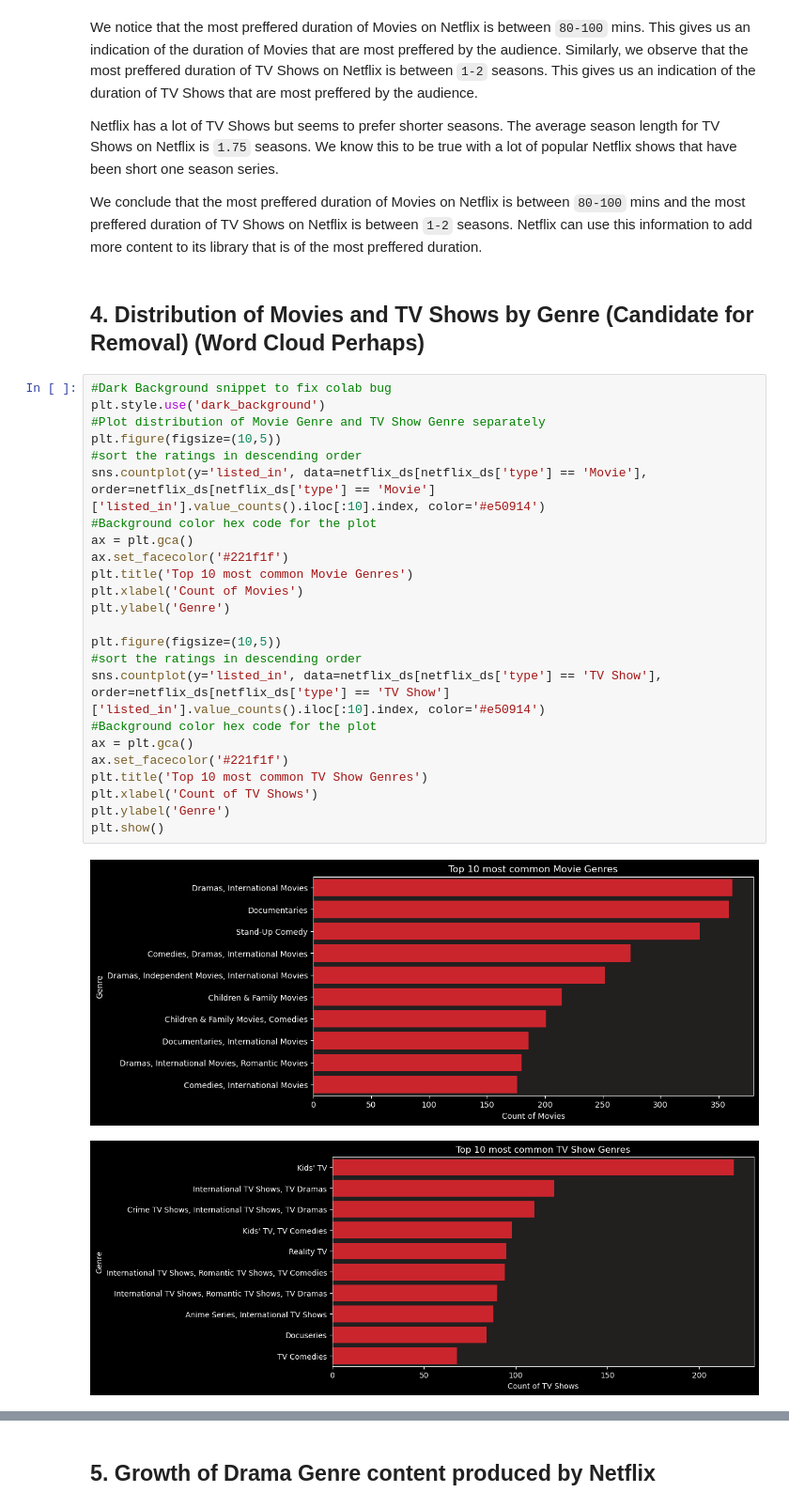
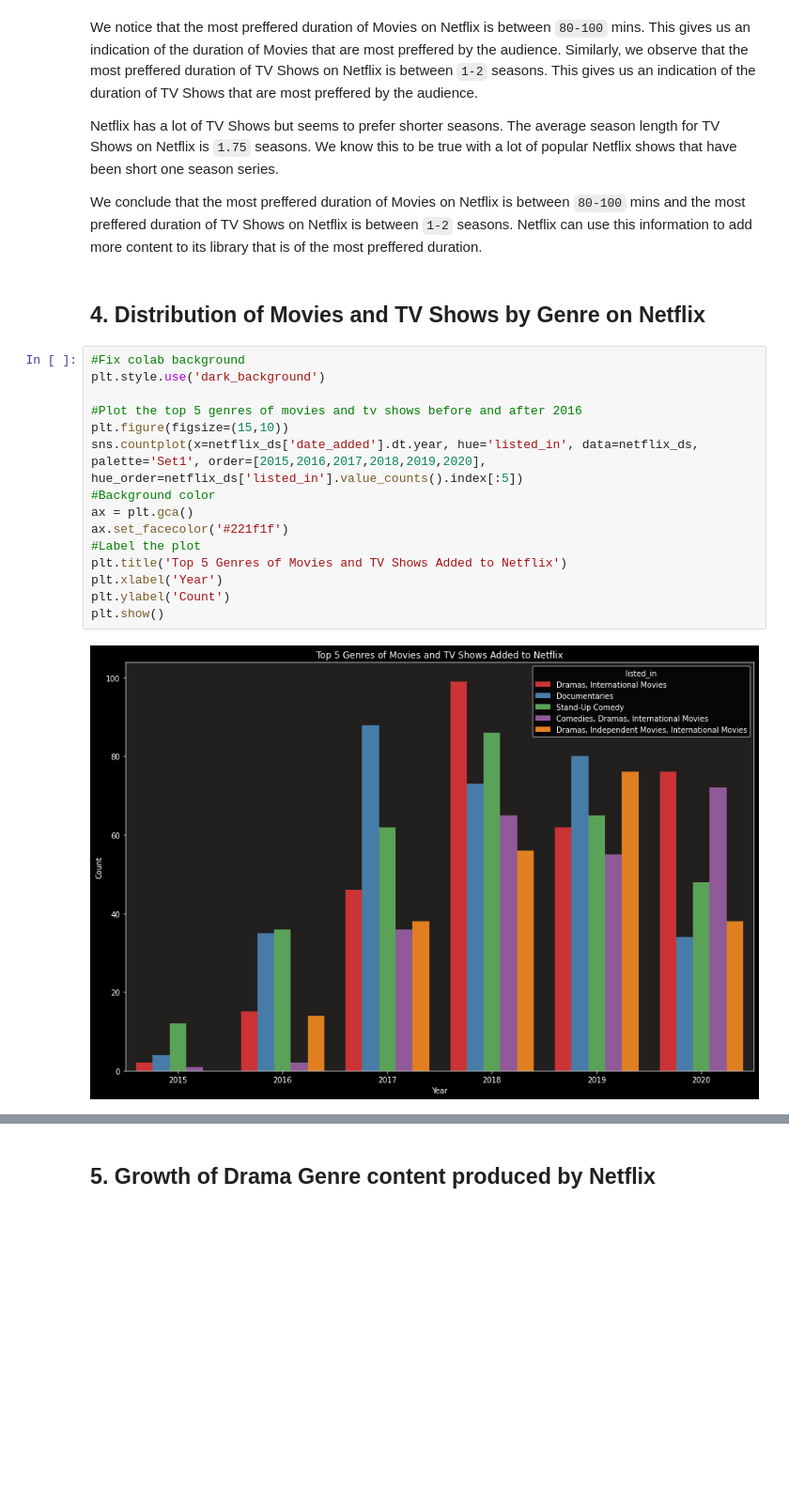
Before and after one commit to bhagirathbhard/Analysis-Netflix-Content-Library, a Jupyter notebook: A7-Netflix-Content-Analysis.ipynb, the cells around one changed output, grey strips where cells are left out. Shown at 94% size. Saved outputs shown, nothing was run; the diff lists cells and outputs as text; blank space fills up the shorter version.

```diff
--- a/A7-Netflix-Content-Analysis.ipynb
+++ b/A7-Netflix-Content-Analysis.ipynb
@@ -669,32 +667,22 @@ Netflix has a lot of TV Shows but seems to prefer shorter seasons. The average s
 
 We conclude that the most preffered duration of Movies on Netflix is between `80-100` mins and the most preffered duration of TV Shows on Netflix is between `1-2` seasons. Netflix can use this information to add more content to its library that is of the most preffered duration.
 # %% [markdown]
-## 4. Distribution of Movies and TV Shows by Genre (Candidate for Removal) (Word Cloud Perhaps)
+## 4. Distribution of Movies and TV Shows by Genre on Netflix
-# %%
-#Dark Background snippet to fix colab bug
-plt.style.use('dark_background')
-#Plot distribution of Movie Genre and TV Show Genre separately
-plt.figure(figsize=(10,5))
-#sort the ratings in descending order
-sns.countplot(y='listed_in', data=netflix_ds[netflix_ds['type'] == 'Movie'], order=netflix_ds[netflix_ds['type'] == 'Movie']['listed_in'].value_counts().iloc[:10].index, color='#e50914')
-#Background color hex code for the plot
-ax = plt.gca()
-ax.set_facecolor('#221f1f')
-plt.title('Top 10 most common Movie Genres')
-plt.xlabel('Count of Movies')
-plt.ylabel('Genre')
-
-plt.figure(figsize=(10,5))
-#sort the ratings in descending order
-sns.countplot(y='listed_in', data=netflix_ds[netflix_ds['type'] == 'TV Show'], order=netflix_ds[netflix_ds['type'] == 'TV Show']['listed_in'].value_counts().iloc[:10].index, color='#e50914')
-#Background color hex code for the plot
-ax = plt.gca()
-ax.set_facecolor('#221f1f')
-plt.title('Top 10 most common TV Show Genres')
-plt.xlabel('Count of TV Shows')
-plt.ylabel('Genre')
-plt.show()
-# %% [output]
-[figure, removed]
-[figure, removed]
+# %%
+#Fix colab background
+plt.style.use('dark_background')
+
+#Plot the top 5 genres of movies and tv shows before and after 2016
+plt.figure(figsize=(15,10))
+sns.countplot(x=netflix_ds['date_added'].dt.year, hue='listed_in', data=netflix_ds, palette='Set1', order=[2015,2016,2017,2018,2019,2020], hue_order=netflix_ds['listed_in'].value_counts().index[:5])
+#Background color
+ax = plt.gca()
+ax.set_facecolor('#221f1f')
+#Label the plot
+plt.title('Top 5 Genres of Movies and TV Shows Added to Netflix')
+plt.xlabel('Year')
+plt.ylabel('Count')
+plt.show()
+# %% [output]
+[figure, added]
 # %% [markdown]
```
Also changed, not shown: parts of 72 cells of this notebook.
